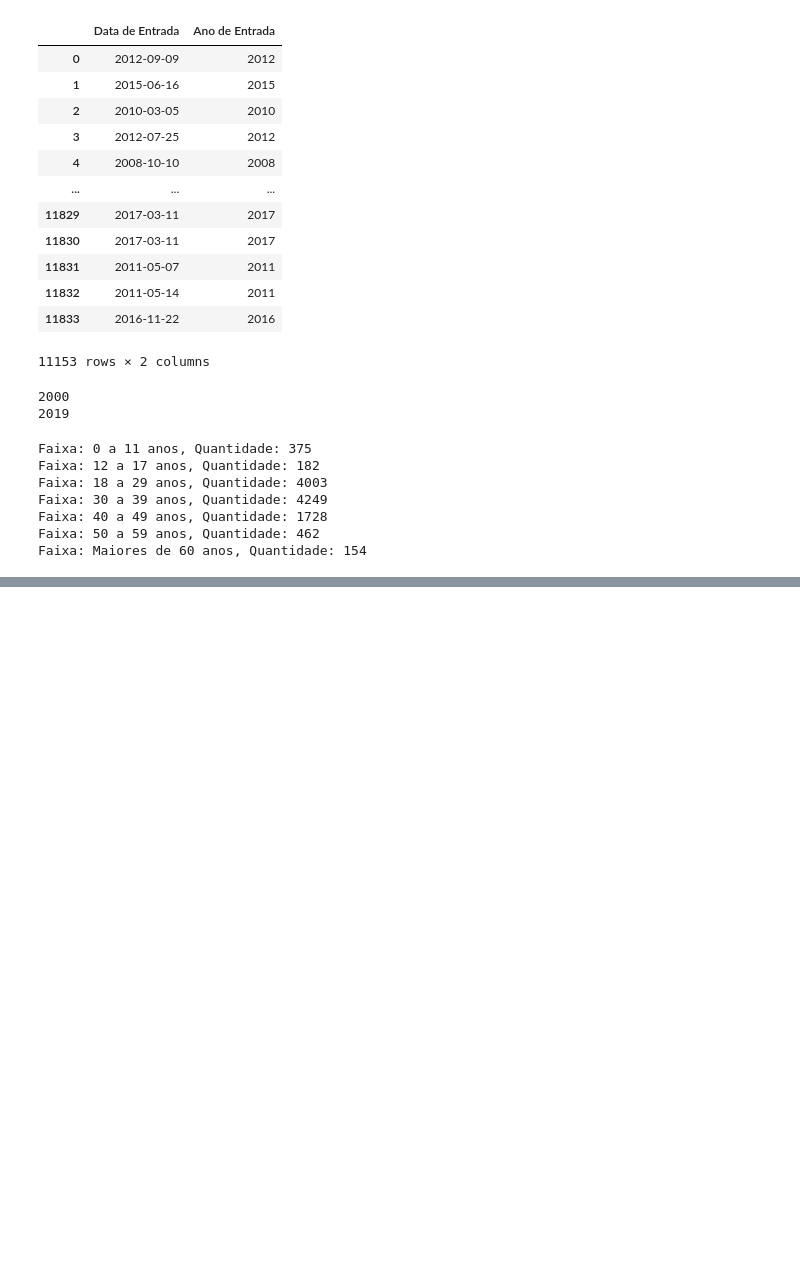
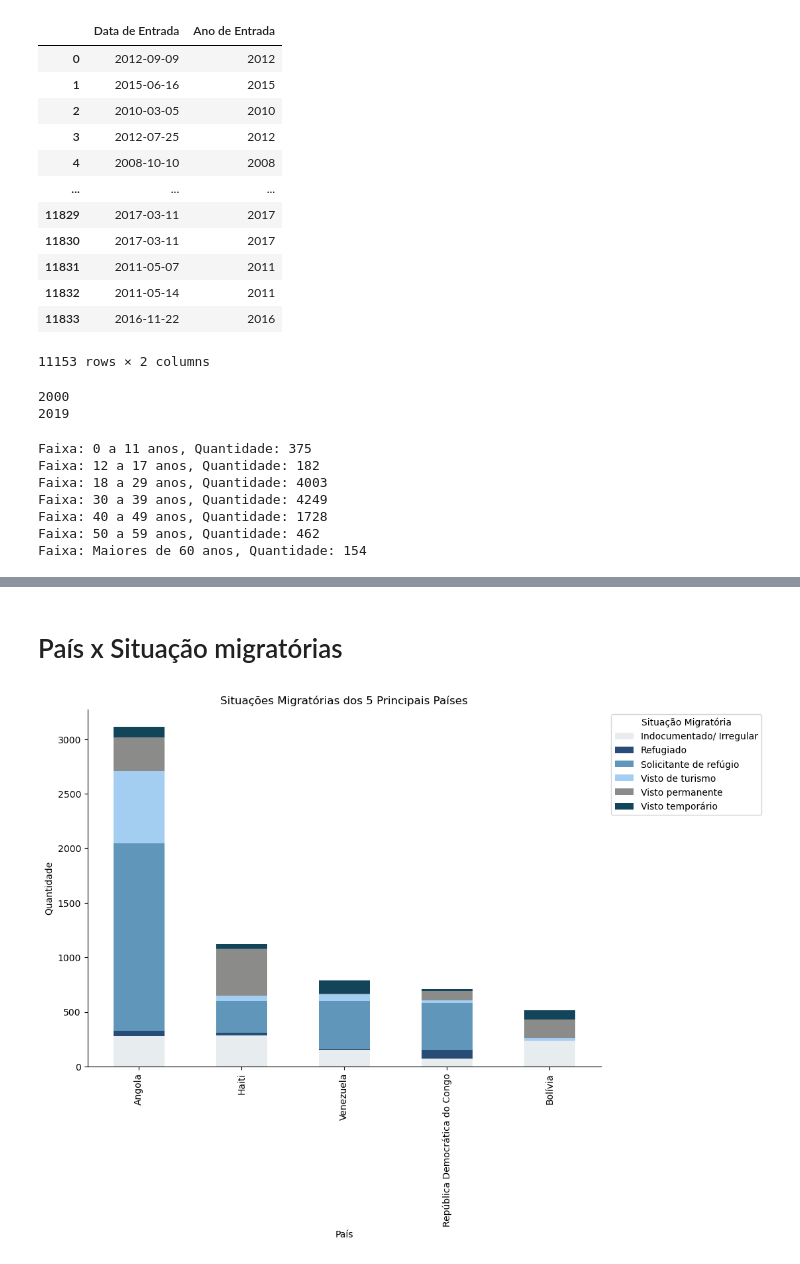
Before and after one commit to VictorHugo11/analise_imigrante, a Jupyter notebook: imigrantes.ipynb, the cells around one changed output, grey strips where cells are left out. Saved outputs shown, nothing was run; the diff lists cells and outputs as text; code cells hidden in the pictures; blank space fills up the shorter version.

Commit message:
att de tabelas

```diff
--- a/imigrantes.ipynb
+++ b/imigrantes.ipynb
@@ -542,0 +573,54 @@ NameError: name 'tabela_original' is not defined
+# %% [markdown]
+# País x Situação migratórias
+# %%
+tabela_ps = tabela_nova[['pais_origem', 'situacao_migratoria']]
+
+#arupar por pai de origem e situação migratoia, e contar as ocorrecias
+agrupados = tabela_ps.groupby(['pais_origem', 'situacao_migratoria']).size().reset_index(name='contagem')
+
+pais_situacao_dict = {}
+for index, row in agrupados.iterrows():
+    pais = row['pais_origem']
+    situacao = row['situacao_migratoria']
+    contagem = row['contagem']
+
+    if pais not in pais_situacao_dict:
+        pais_situacao_dict[pais] = {}
+
+    pais_situacao_dict[pais][situacao] = contagem
+
+#criar um dicionário para armazenar a soma das quantidades por pais
+pais_total_contagem = {pais: sum(situacoes.values()) for pais, situacoes in pais_situacao_dict.items()}
+
+#ordenar os países pela quantidade total
+pais_ordenados = sorted(pais_total_contagem.items(), key=lambda item: item[1], reverse=True)
+
+pais_situacao_dict_ordenado = {pais: pais_situacao_dict[pais] for pais, _ in pais_ordenados}
+
+df_ordenado = pd.DataFrame.from_dict(pais_situacao_dict_ordenado, orient='index').fillna(0).astype(int)
+
+#display(df_ordenado.head(3))
+
+df_ordenado = pd.DataFrame.from_dict(pais_situacao_dict_ordenado, orient='index').fillna(0).astype(int)
+
+colors = ['#e7ecef', '#274c77', '#6096ba', '#a3cef1', '#8b8c89', '#124559']
+
+# Selecionar os três principais países
+top3_paises = df_ordenado.head(5)
+
+#remover as colunas 'Outros' e 'Não informado'
+top3_paises_sem_outros = top3_paises.drop(columns=['Outros', 'Não informado'])
+
+top3_paises_sem_outros.plot(kind='bar', stacked=True, figsize=(10, 7), color=colors)
+
+plt.title('Situações Migratórias dos 5 Principais Países')
+plt.xlabel('País')
+plt.ylabel('Quantidade')
+plt.legend(title='Situação Migratória', bbox_to_anchor=(1.011, 1), loc='upper left')
+
+for axis in ['top', 'right']:
+    plt.gca().spines[axis].set_color(None)
+
+plt.show()
+# %% [output]
+[figure, added]
```
Also changed, not shown: parts of 8 cells of this notebook.
